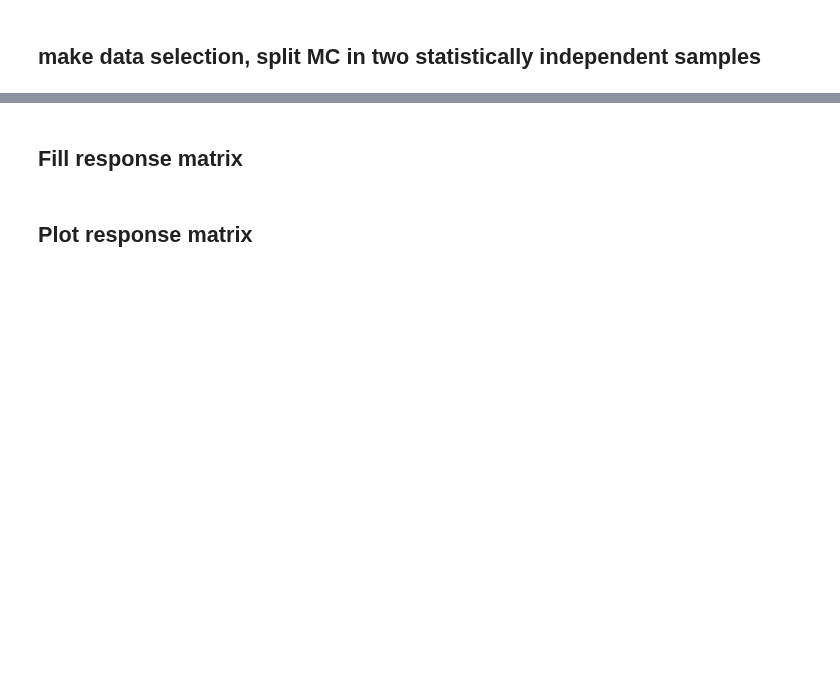
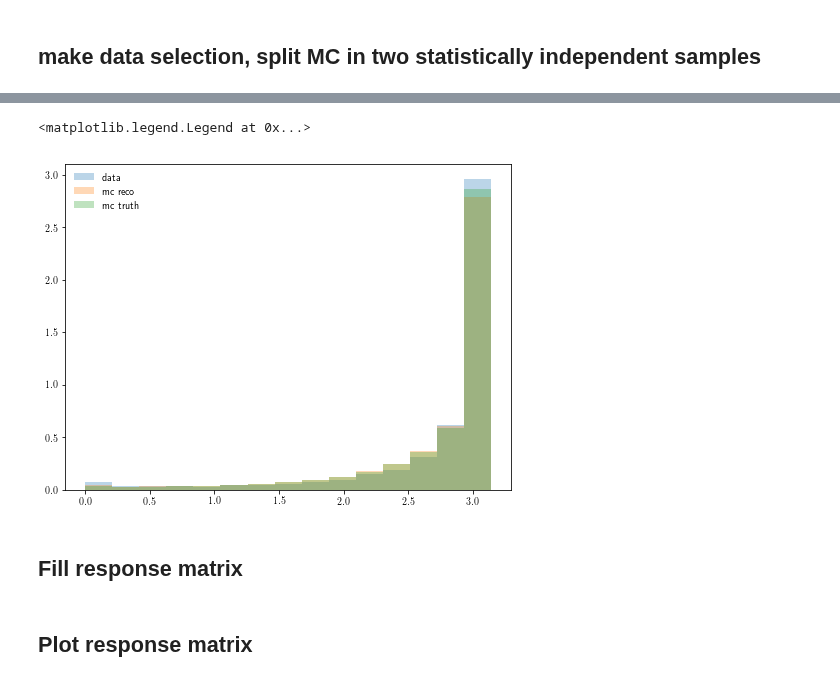
Before and after one commit to miguelignacio/disjets, a Jupyter notebook: Unfolding_RooUnfold.ipynb, the cells around one changed output, grey strips where cells are left out. Drawn from its saved outputs; the diff is of its cells as text; code cells hidden in the pictures; blank space fills up the shorter version.

```diff
--- a/Unfolding_RooUnfold.ipynb
+++ b/Unfolding_RooUnfold.ipynb
@@ -138,6 +143,7 @@ def applyCuts(df):
 # %%
 def applyCutsJets(df,isMC=False):
     temp = df
+    temp = applyCut(temp, 'abs(vertex_z)<25 and vertex_z!=0','abs(vertex_z)<25 and and vertex_z!=0')
     temp = applyCut(temp, '0.2 < y < 0.7', '0.2 < y < 0.7')
     temp = applyCut(temp, 'Q2>150', 'Q2>150')
     temp = applyCut(temp, 'e_pt>10', 'e_pt >10')
@@ -159,3 +165,6 @@ def applyCutsJets(df,isMC=False):
     return temp
 # %% [markdown]
 ## Get dataframes
+# %%
+df_jet      = getJetData(['data.root'])
+df_jet = applyCutsJets(df_jet)
@@ -162,10 +178,7 @@ def applyCutsJets(df,isMC=False):
 # %%
-df_jet      = getJetData(['data2.root'])
-df_jet = applyCutsJets(df_jet)
-
-mc_jet = getJetData(['mc_djangoh.root'],isMC=True)#,maxEvents=500000)
+mc_jet = getJetData(['djangoh.root'],isMC=True)#,maxEvents=500000)
 mc_jet = applyCutsJets(mc_jet, isMC=True)
 
-altmc_jet = getJetData(['mc_rapgap.root'],isMC=True)#,maxEvents=200000)
+altmc_jet = getJetData(['rapgap.root'],isMC=True)#,maxEvents=200000)
 altmc_jet = applyCutsJets(altmc_jet, isMC=True)
 # %% [output]
@@ -200,7 +223,7 @@ namevariable = r'$\Delta\phi$'
 #coarsebins = 10
 #finebins = 10
 #minval = 0.0
-#maxval = 1.0
+#maxval = 1.5
 #variable = 'jet_qtnormjetpt'
 #genvariable = 'genjet_qtnormjetpt'
 #namevariable = r'$q_{T}/p_{T}^{jet}$'
@@ -225,5 +248,5 @@ M2.SetTitle("-1#sigma")
 scaleup = 1.001
 scaledn = 0.999
 
-eptmin = 15
-eptmax = 20
+eptmin = 20
+eptmax = 25
@@ -254,10 +285,13 @@ plt.hist
 # %%
 fig = plt.figure(figsize=(8,6))
 
-plt.hist(data_cut[variable],range=(0,maxval),bins=coarsebins,normed=True,label='data')
-plt.hist(mc_cut[variable],range=(0,maxval),bins=coarsebins,normed=True,alpha=0.5,label='mc reco')
-plt.hist(mc_cut[genvariable],range=(0,maxval),bins=coarsebins, normed=True,alpha=0.5,label =' mc truth')
+plt.hist(data_cut[variable],range=(0,maxval),bins=coarsebins,normed=True,alpha=0.3,label='data')
+plt.hist(mc_cut[variable],range=(0,maxval),bins=coarsebins,normed=True,alpha=0.3,label='mc reco')
+plt.hist(mc_cut[genvariable],range=(0,maxval),bins=coarsebins, normed=True,alpha=0.3,label =' mc truth')
 plt.legend(loc='best', frameon=False)
+# %% [output]
+<matplotlib.legend.Legend at 0x...>
+[figure, added]
 # %% [markdown]
 ## Fill response matrix
 # %%
```
Also changed, not shown: parts of 25 cells of this notebook.
